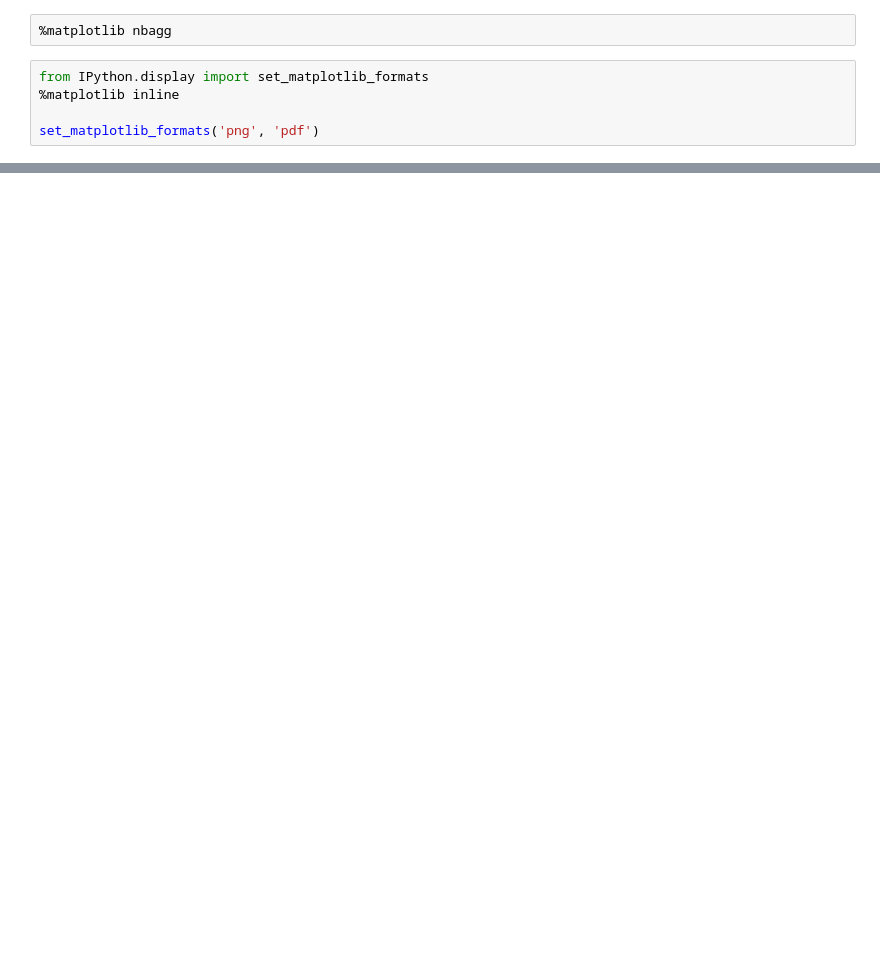
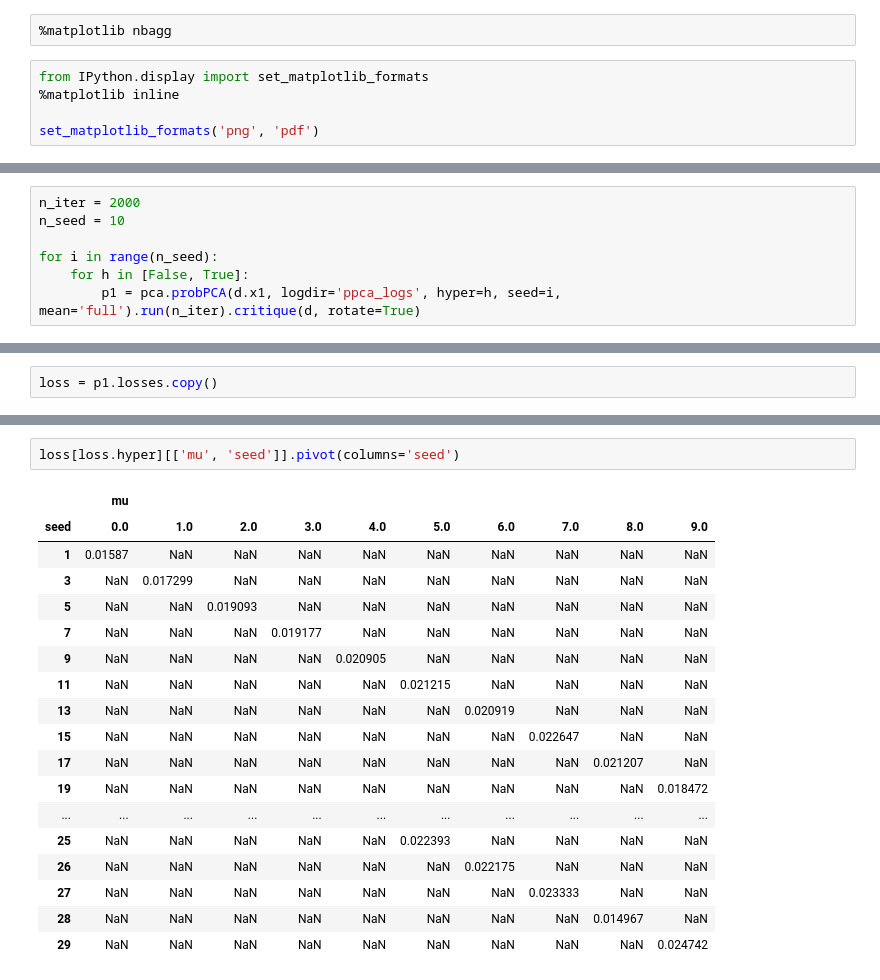
Before and after one commit to betaplane/cezanne, a Jupyter notebook: notebooks/PPCA.ipynb, the cells around one changed output, grey strips where cells are left out. Cells and saved outputs as stored; diff of their text form; blank space fills up the shorter version.

```diff
--- a/notebooks/PPCA.ipynb
+++ b/notebooks/PPCA.ipynb
@@ -215,0 +450,7 @@ set_matplotlib_formats('png', 'pdf')
+# %%
+n_iter = 2000
+n_seed = 10
+
+for i in range(n_seed):
+    for h in [False, True]:
+        p1 = pca.probPCA(d.x1, logdir='ppca_logs', hyper=h, seed=i, mean='full').run(n_iter).critique(d, rotate=True)
@@ -215,0 +482,2 @@ set_matplotlib_formats('png', 'pdf')
+# %%
+loss = p1.losses.copy()
@@ -215,0 +516,21 @@ set_matplotlib_formats('png', 'pdf')
+# %%
+loss[loss.hyper][['mu', 'seed']].pivot(columns='seed')
+# %% [output]
+|  | mu |  |  |  |  |  |  |  |  |  |
+| seed | 0.0 | 1.0 | 2.0 | 3.0 | 4.0 | 5.0 | 6.0 | 7.0 | 8.0 | 9.0 |
+| 1 | 0.01587 | NaN | NaN | NaN | NaN | NaN | NaN | NaN | NaN | NaN |
+| 3 | NaN | 0.017299 | NaN | NaN | NaN | NaN | NaN | NaN | NaN | NaN |
+| 5 | NaN | NaN | 0.019093 | NaN | NaN | NaN | NaN | NaN | NaN | NaN |
+| 7 | NaN | NaN | NaN | 0.019177 | NaN | NaN | NaN | NaN | NaN | NaN |
+| 9 | NaN | NaN | NaN | NaN | 0.020905 | NaN | NaN | NaN | NaN | NaN |
+| 11 | NaN | NaN | NaN | NaN | NaN | 0.021215 | NaN | NaN | NaN | NaN |
+| 13 | NaN | NaN | NaN | NaN | NaN | NaN | 0.020919 | NaN | NaN | NaN |
+| 15 | NaN | NaN | NaN | NaN | NaN | NaN | NaN | 0.022647 | NaN | NaN |
+| 17 | NaN | NaN | NaN | NaN | NaN | NaN | NaN | NaN | 0.021207 | NaN |
+| 19 | NaN | NaN | NaN | NaN | NaN | NaN | NaN | NaN | NaN | 0.018472 |
+| ... | ... | ... | ... | ... | ... | ... | ... | ... | ... | ... |
+| 25 | NaN | NaN | NaN | NaN | NaN | 0.022393 | NaN | NaN | NaN | NaN |
+| 26 | NaN | NaN | NaN | NaN | NaN | NaN | 0.022175 | NaN | NaN | NaN |
+| 27 | NaN | NaN | NaN | NaN | NaN | NaN | NaN | 0.023333 | NaN | NaN |
+| 28 | NaN | NaN | NaN | NaN | NaN | NaN | NaN | NaN | 0.014967 | NaN |
+| 29 | NaN | NaN | NaN | NaN | NaN | NaN | NaN | NaN | NaN | 0.024742 |
```
Also changed, not shown: parts of 32 cells of this notebook, 3 other files.
